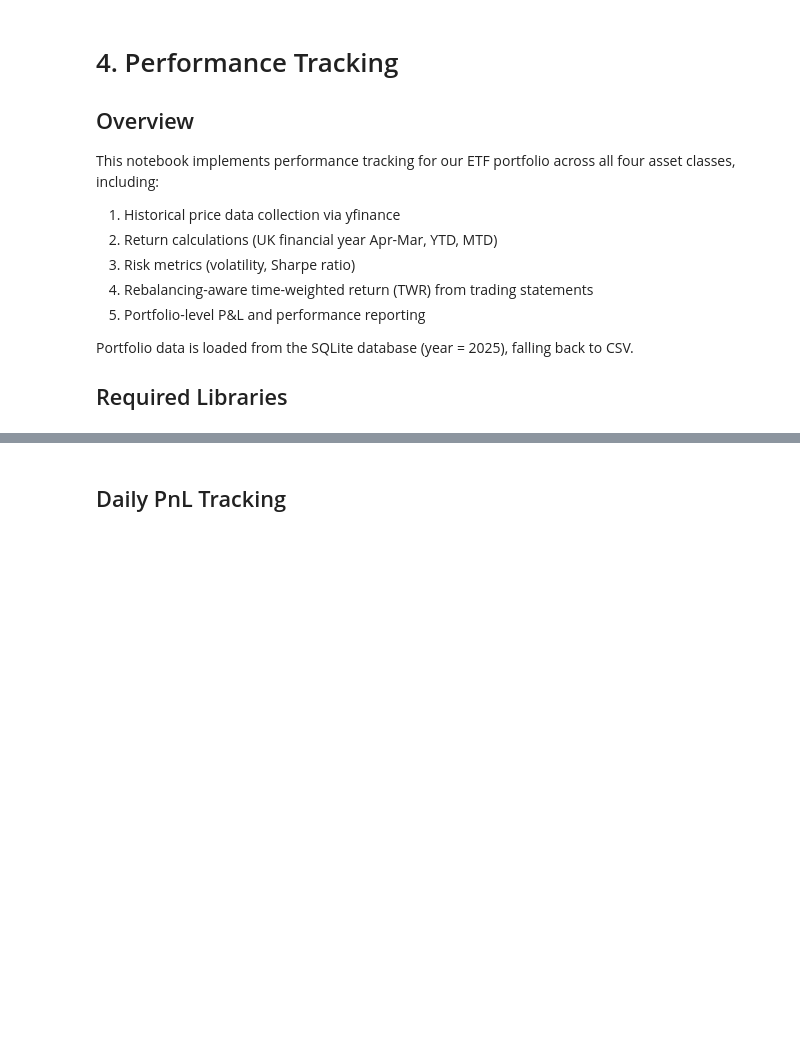
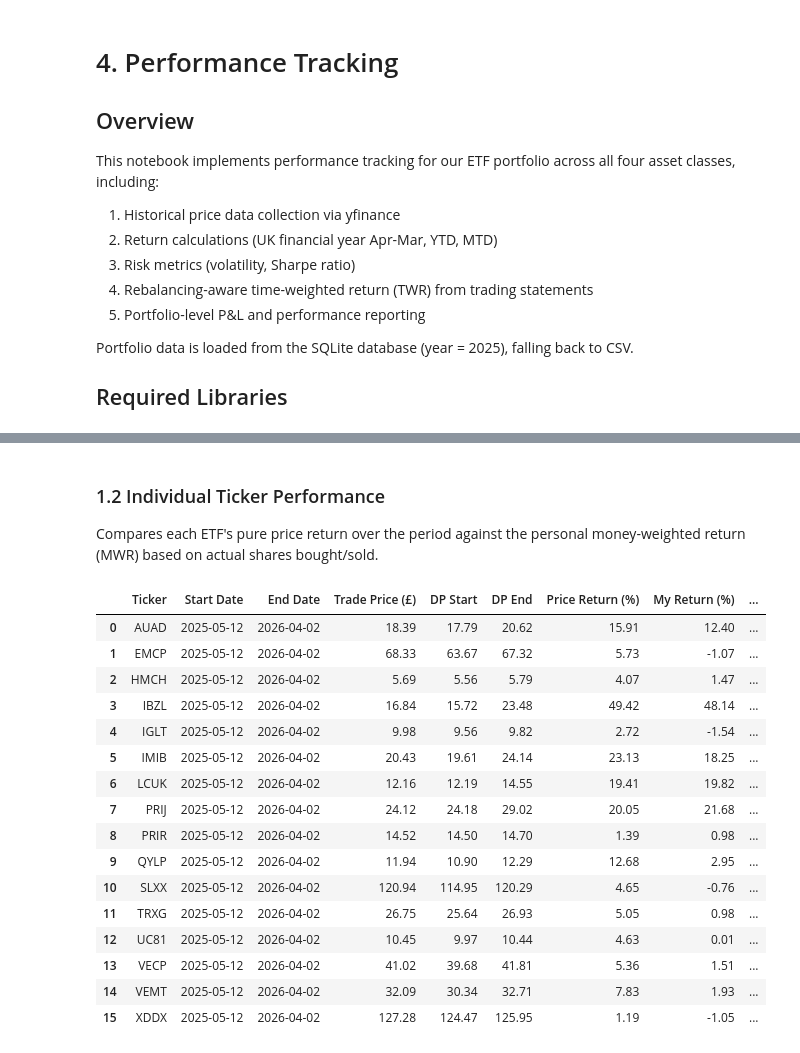
Before and after one commit to nairraks/etf-isa-portfolio, a Jupyter notebook: notebooks/04_performance_tracking.ipynb, the cells around one changed output, grey strips where cells are left out. Drawn from its saved outputs; the diff is of its cells as text; code cells hidden in the pictures; blank space fills up the shorter version.

Commit message:
cleaned up all the notebooks to show data cleanly

```diff
--- a/notebooks/04_performance_tracking.ipynb
+++ b/notebooks/04_performance_tracking.ipynb
@@ -500,2 +184,72 @@ else:
-# %% [markdown]
-## Daily PnL Tracking
+# %% [markdown]
+### 1.2 Individual Ticker Performance
+
+Compares each ETF's pure price return over the period against the personal
+money-weighted return (MWR) based on actual shares bought/sold.
+# %%
+# Calculate weight based on first day deposits
+first_day_trades = trades[trades["trade_date"] == first_trade_date]
+initial_deposits = {}
+for _, t in first_day_trades.iterrows():
+    initial_deposits[t["ticker"]] = initial_deposits.get(t["ticker"], 0) + t["signed_value"]
+total_initial_cash = sum(v for v in initial_deposits.values() if v > 0)
+
+ticker_rows = []
+for ticker in all_tickers:
+    if ticker not in price_data:
+        continue
+    df = price_data[ticker]
+
+    # Prices for pure period return
+    after_start = df[df.index >= first_trade_date]
+    before_end = df[df.index <= today]
+    if after_start.empty or before_end.empty:
+        continue
+
+    px_start = float(after_start["close"].iloc[0])
+    px_end = float(before_end["close"].iloc[-1])
+    price_ret = ((px_end / px_start) - 1) * 100
+
+    # Personal money-weighted return for this ticker
+    net_cost = cost_basis.get(ticker, 0)
+    shares = share_ledger.get(ticker, 0)
+    current_val = shares * px_end if shares > 0 else 0
+    my_ret = ((current_val - net_cost) / net_cost * 100) if net_cost > 0 else 0
+
+    # First trade price for reference
+    first_px = trades[trades["ticker"] == ticker].iloc[0]["price"]
+
+    weight = (initial_deposits.get(ticker, 0) / total_initial_cash * 100) if total_initial_cash > 0 else 0
+
+    ticker_rows.append({
+        "Ticker": ticker,
+        "Start Date": after_start.index[0].date(),
+        "End Date": before_end.index[-1].date(),
+        "Trade Price (£)": round(first_px, 2),
+        "DP Start": round(px_start, 2),
+        "DP End": round(px_end, 2),
+        "Price Return (%)": round(price_ret, 2),
+        "My Return (%)": round(my_ret, 2),
+        "Weight (%)": round(weight, 1),
+    })
+
+ticker_perf_df = pd.DataFrame(ticker_rows)
+display(ticker_perf_df)
+# %% [output]
+|  | Ticker | Start Date | End Date | Trade Price (£) | DP Start | DP End | Price Return (%) | My Return (%) | ... |
+| 0 | AUAD | 2025-05-12 | 2026-04-02 | 18.39 | 17.79 | 20.62 | 15.91 | 12.40 | ... |
+| 1 | EMCP | 2025-05-12 | 2026-04-02 | 68.33 | 63.67 | 67.32 | 5.73 | -1.07 | ... |
+| 2 | HMCH | 2025-05-12 | 2026-04-02 | 5.69 | 5.56 | 5.79 | 4.07 | 1.47 | ... |
+| 3 | IBZL | 2025-05-12 | 2026-04-02 | 16.84 | 15.72 | 23.48 | 49.42 | 48.14 | ... |
+| 4 | IGLT | 2025-05-12 | 2026-04-02 | 9.98 | 9.56 | 9.82 | 2.72 | -1.54 | ... |
+| 5 | IMIB | 2025-05-12 | 2026-04-02 | 20.43 | 19.61 | 24.14 | 23.13 | 18.25 | ... |
+| 6 | LCUK | 2025-05-12 | 2026-04-02 | 12.16 | 12.19 | 14.55 | 19.41 | 19.82 | ... |
+| 7 | PRIJ | 2025-05-12 | 2026-04-02 | 24.12 | 24.18 | 29.02 | 20.05 | 21.68 | ... |
+| 8 | PRIR | 2025-05-12 | 2026-04-02 | 14.52 | 14.50 | 14.70 | 1.39 | 0.98 | ... |
+| 9 | QYLP | 2025-05-12 | 2026-04-02 | 11.94 | 10.90 | 12.29 | 12.68 | 2.95 | ... |
+| 10 | SLXX | 2025-05-12 | 2026-04-02 | 120.94 | 114.95 | 120.29 | 4.65 | -0.76 | ... |
+| 11 | TRXG | 2025-05-12 | 2026-04-02 | 26.75 | 25.64 | 26.93 | 5.05 | 0.98 | ... |
+| 12 | UC81 | 2025-05-12 | 2026-04-02 | 10.45 | 9.97 | 10.44 | 4.63 | 0.01 | ... |
+| 13 | VECP | 2025-05-12 | 2026-04-02 | 41.02 | 39.68 | 41.81 | 5.36 | 1.51 | ... |
+| 14 | VEMT | 2025-05-12 | 2026-04-02 | 32.09 | 30.34 | 32.71 | 7.83 | 1.93 | ... |
+| 15 | XDDX | 2025-05-12 | 2026-04-02 | 127.28 | 124.47 | 125.95 | 1.19 | -1.05 | ... |
```
Also changed, not shown: parts of 28 cells of this notebook, 4 other files.
